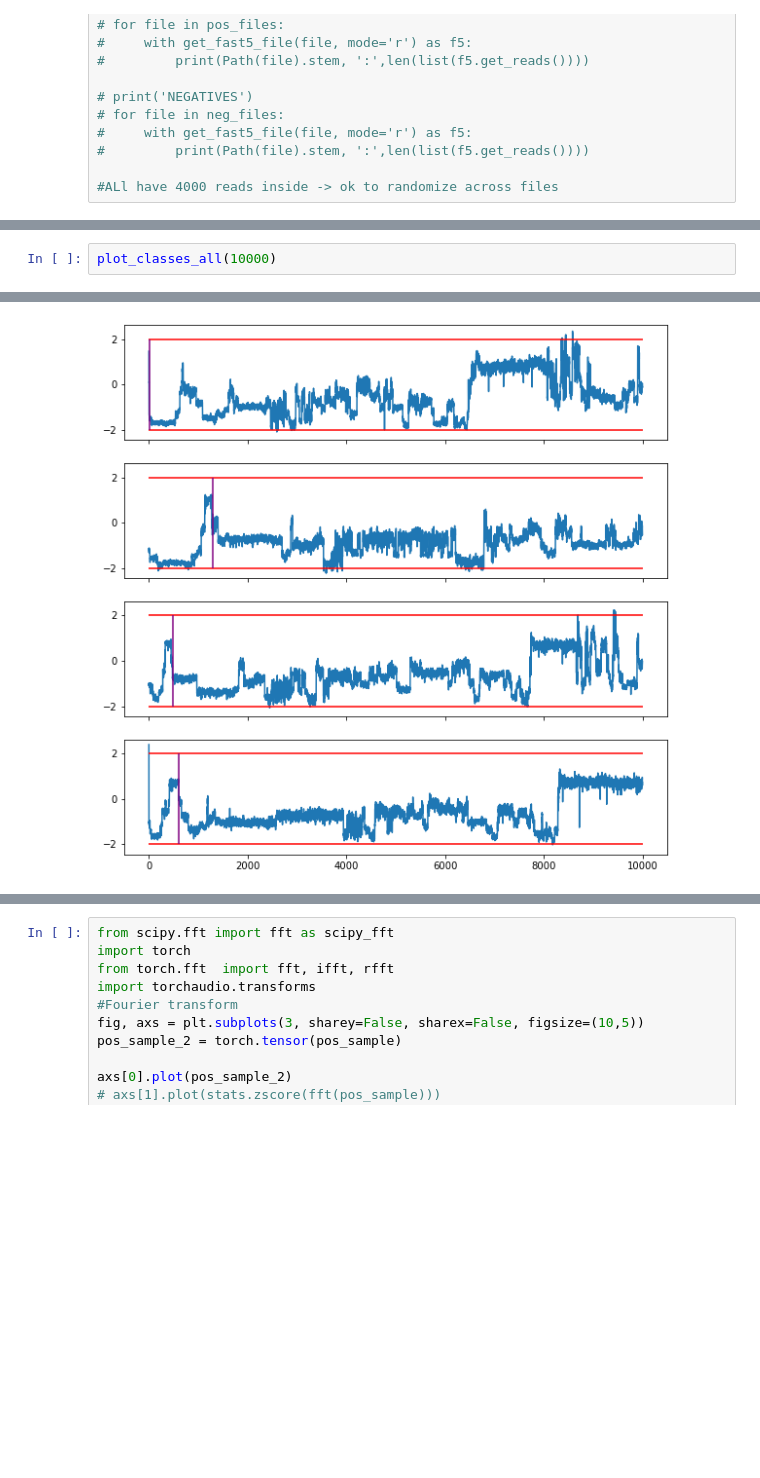
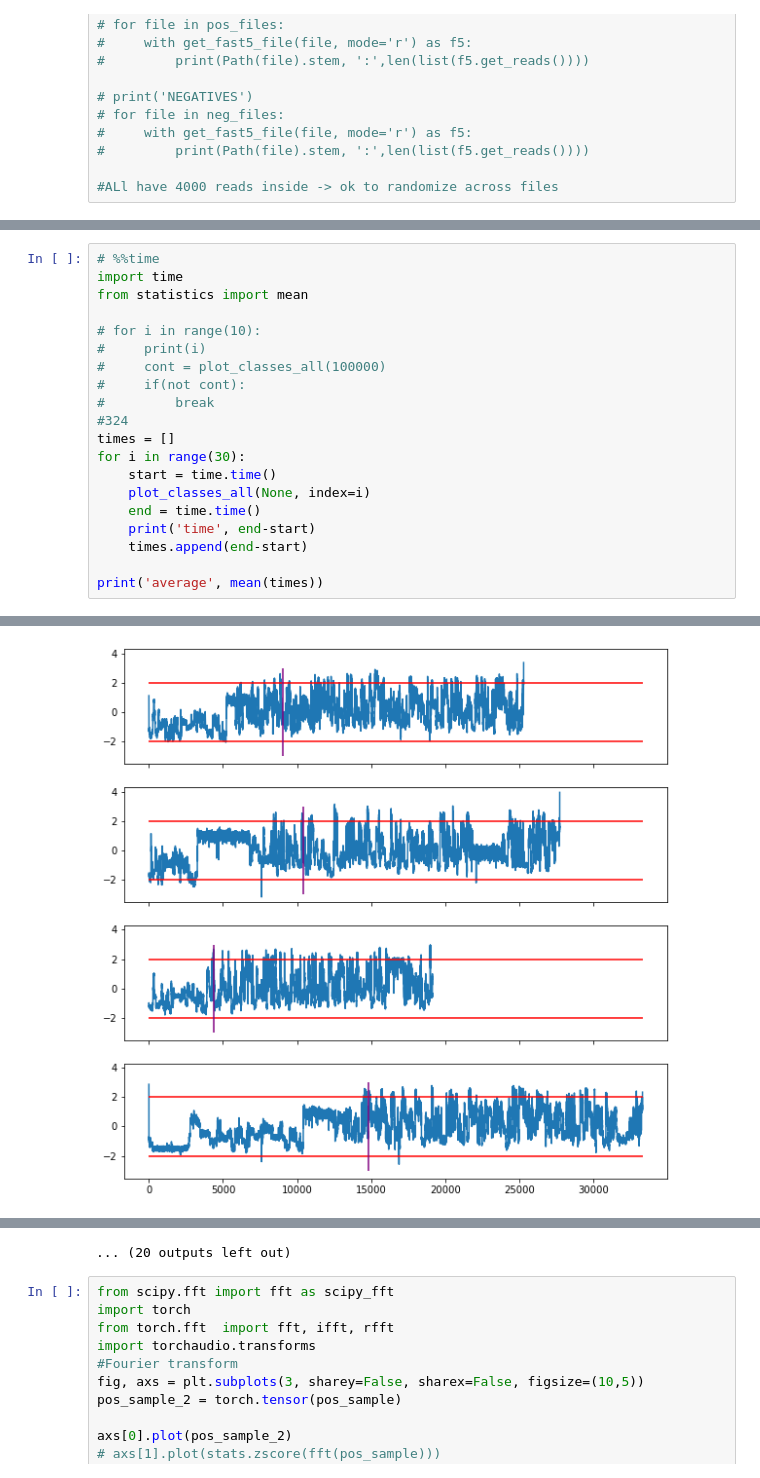
Before and after one commit to maragkakislab/rnakinet, a Jupyter notebook: Explore.ipynb, the cells around one changed output, grey strips where cells are left out. Saved outputs shown, nothing was run; the diff lists cells and outputs as text; blank space fills up the shorter version.

```diff
--- a/Explore.ipynb
+++ b/Explore.ipynb
@@ -233,3 +261,21 @@ def plot_classes_all(total_limit=None):
 # %%
-plot_classes_all(10000)
+# %%time
+import time
+from statistics import mean
+
+# for i in range(10):
+#     print(i)
+#     cont = plot_classes_all(100000)
+#     if(not cont):
+#         break
+#324
+times = []
+for i in range(30):
+    start = time.time()
+    plot_classes_all(None, index=i)
+    end = time.time()
+    print('time', end-start)
+    times.append(end-start)
+
+print('average', mean(times))
 # %% [output]
@@ -245 +318 @@ R FAR56295_37f312c1_473
-[figure, old version]
+[figure, new version]
@@ -246,3 +328,4 @@ R FAR56295_37f312c1_473
+... (20 outputs left out)
 # %%
 from scipy.fft import fft as scipy_fft
 import torch
```
Also changed, not shown: parts of 4 cells of this notebook, 9 other files.
